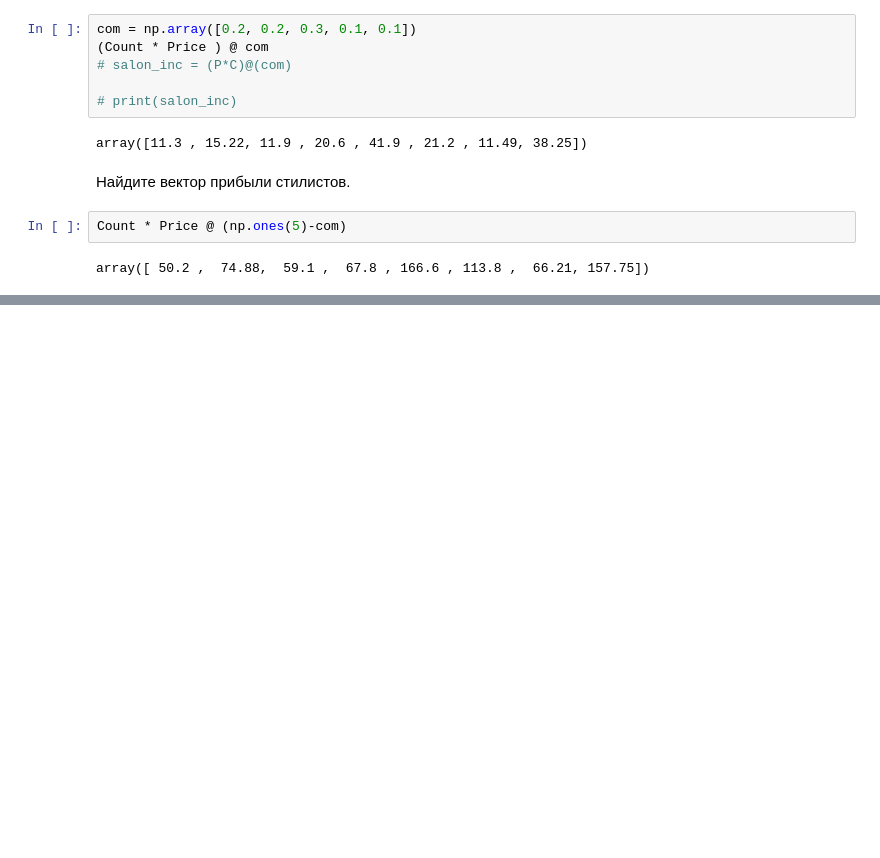
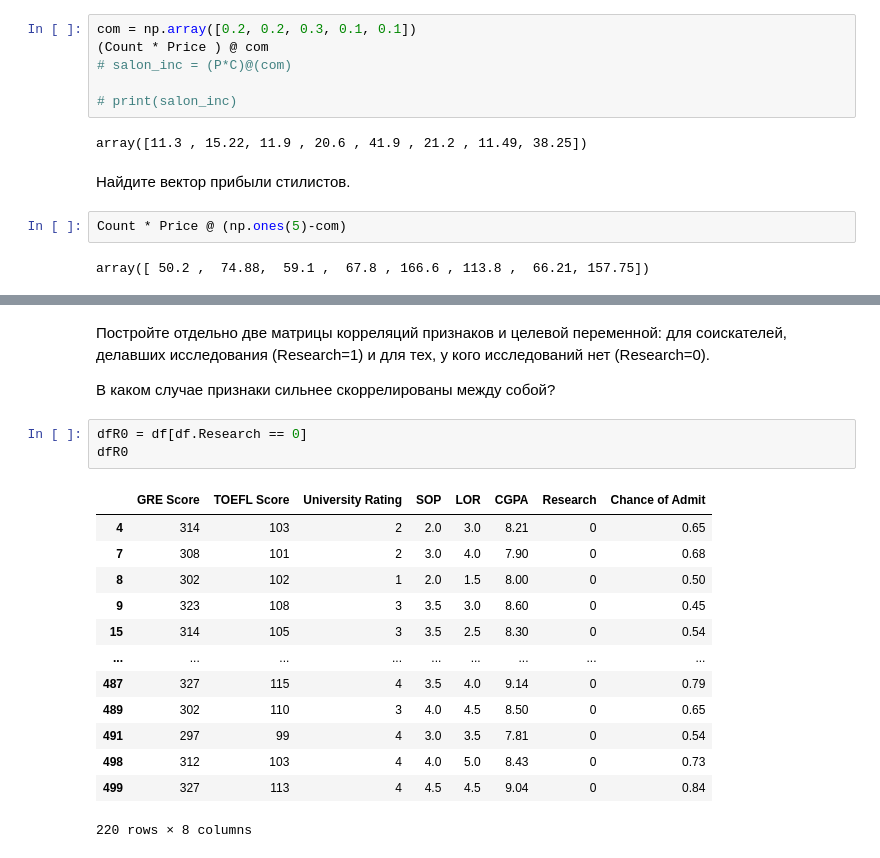
Before and after one commit to aar44i/DataScience, a Jupyter notebook: SkillFactory/Algebra_1.ipynb, the cells around one changed output, grey strips where cells are left out. Cells and saved outputs as stored; diff of their text form; blank space fills up the shorter version.

```diff
--- a/SkillFactory/Algebra_1.ipynb
+++ b/SkillFactory/Algebra_1.ipynb
@@ -317,0 +410,21 @@ array([ 50.2 ,  74.88,  59.1 ,  67.8 , 166.6 , 113.8 ,  66.21, 157.75])
+# %% [markdown]
+Постройте отдельно две матрицы корреляций признаков и целевой переменной: для соискателей, делавших исследования (Research=1) и для тех, у кого исследований нет (Research=0).
+
+В каком случае признаки сильнее скоррелированы между собой?
+# %%
+dfR0 = df[df.Research == 0]
+dfR0
+# %% [output]
+|  | GRE Score | TOEFL Score | University Rating | SOP | LOR | CGPA | Research | Chance of Admit |
+| 4 | 314 | 103 | 2 | 2.0 | 3.0 | 8.21 | 0 | 0.65 |
+| 7 | 308 | 101 | 2 | 3.0 | 4.0 | 7.90 | 0 | 0.68 |
+| 8 | 302 | 102 | 1 | 2.0 | 1.5 | 8.00 | 0 | 0.50 |
+| 9 | 323 | 108 | 3 | 3.5 | 3.0 | 8.60 | 0 | 0.45 |
+| 15 | 314 | 105 | 3 | 3.5 | 2.5 | 8.30 | 0 | 0.54 |
+| ... | ... | ... | ... | ... | ... | ... | ... | ... |
+| 487 | 327 | 115 | 4 | 3.5 | 4.0 | 9.14 | 0 | 0.79 |
+| 489 | 302 | 110 | 3 | 4.0 | 4.5 | 8.50 | 0 | 0.65 |
+| 491 | 297 | 99 | 4 | 3.0 | 3.5 | 7.81 | 0 | 0.54 |
+| 498 | 312 | 103 | 4 | 4.0 | 5.0 | 8.43 | 0 | 0.73 |
+| 499 | 327 | 113 | 4 | 4.5 | 4.5 | 9.04 | 0 | 0.84 |
+220 rows × 8 columns
```
Also changed, not shown: parts of 18 cells of this notebook, 1 other file.
